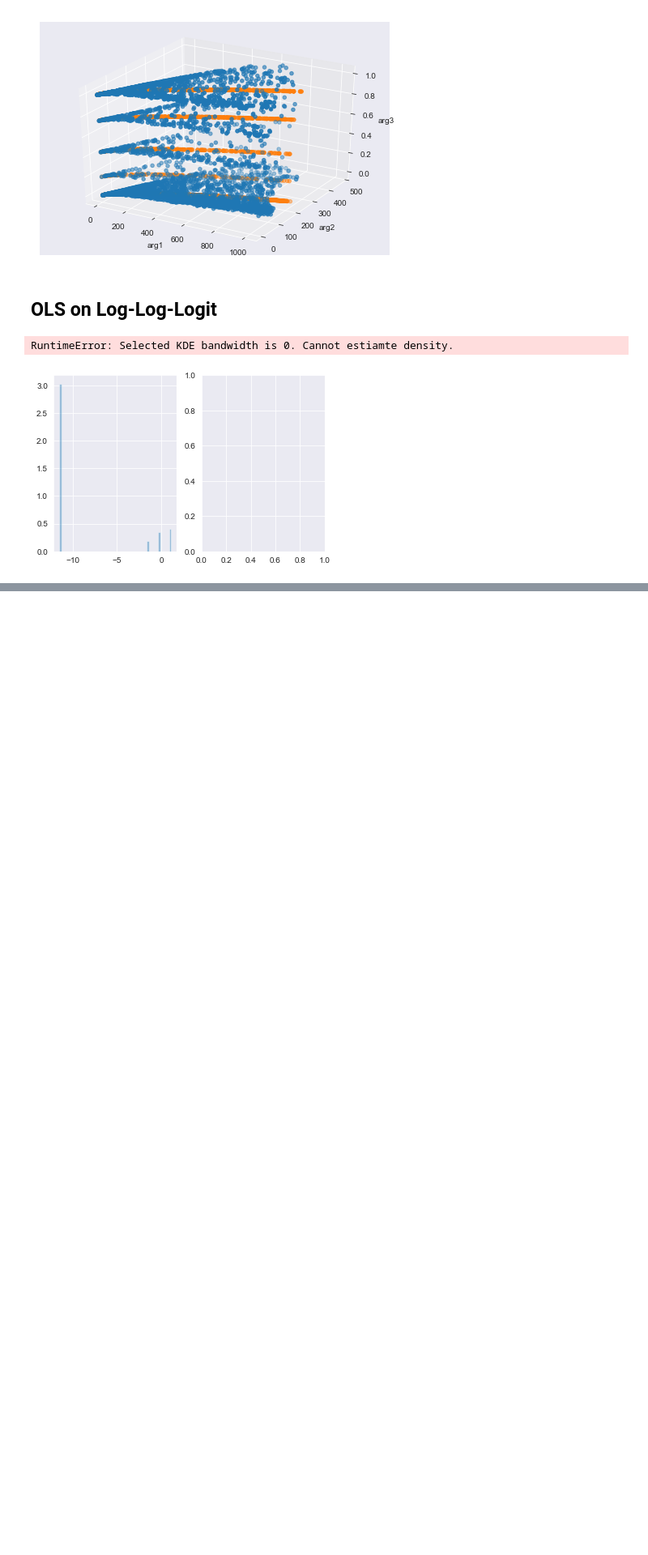
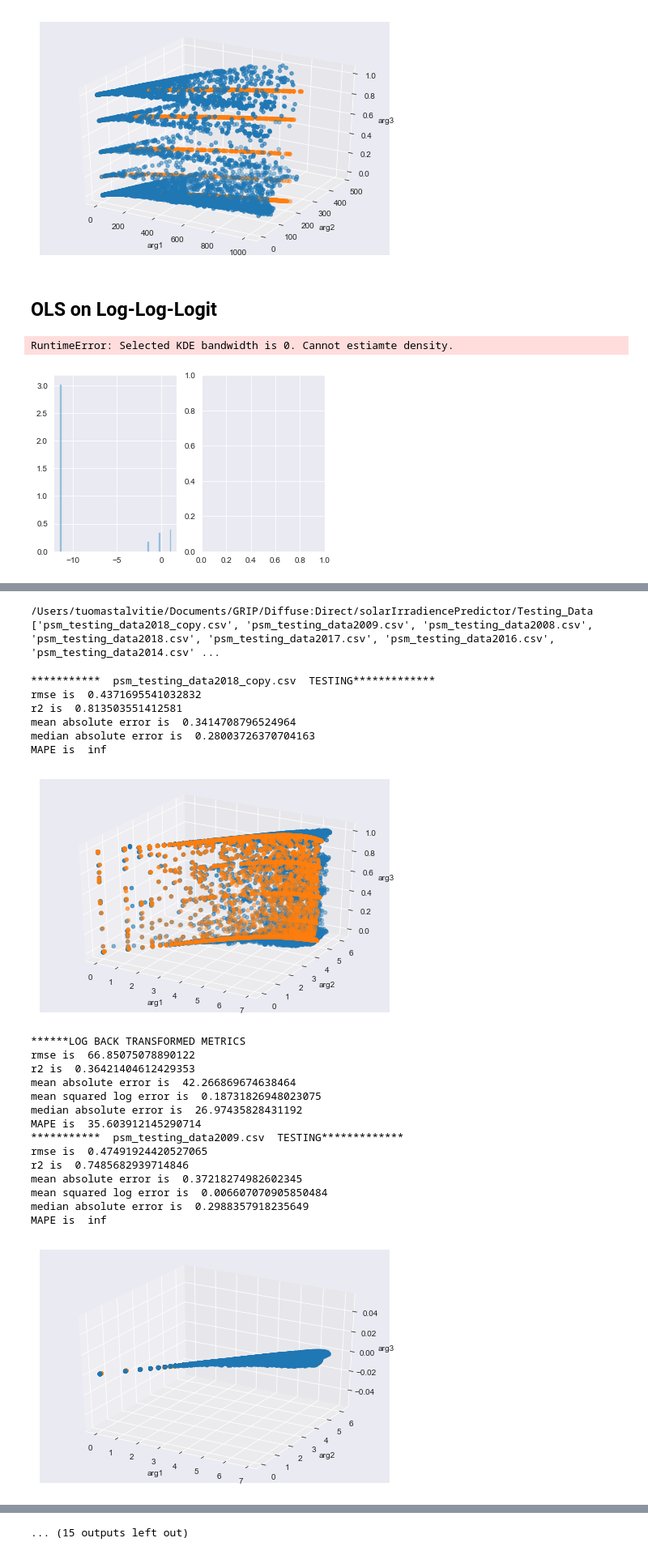
Before and after one commit to tpt5cu/solarIrradiancePredictor, a Jupyter notebook: Model_Testing_psm.ipynb, the cells around one changed output, grey strips where cells are left out. Shown at 81% size. Cells and saved outputs as stored; diff of their text form; code cells hidden in the pictures; blank space fills up the shorter version.

Commit message:
some testing data pulls and modifications to data munger

```diff
--- a/Model_Testing_psm.ipynb
+++ b/Model_Testing_psm.ipynb
@@ -516,0 +522,54 @@ RuntimeError: Selected KDE bandwidth is 0. Cannot estiamte density.
+# %%
+print(_Testing_Data_Dir)
+_test_files = []
+for i in (os.listdir(_Testing_Data_Dir)):
+    if i.startswith('psm'):
+        _test_files.append(i)
+print(_test_files)
+# %% [output]
+/Users/tuomastalvitie/Documents/GRIP/Diffuse:Direct/solarIrradiencePredictor/Testing_Data
+['psm_testing_data2018_copy.csv', 'psm_testing_data2009.csv', 'psm_testing_data2008.csv', 'psm_testing_data2018.csv', 'psm_testing_data2017.csv', 'psm_testing_data2016.csv', 'psm_testing_data2014.csv' ...
+# %%
+#Import model
+clf_poly_2 = load("Models/Log_Polynomial_clf.joblib")
+
+print(clf_poly_2)
+print(type(clf_poly_2))
+print(clf_poly_2.intercept_)
+print(clf_poly_2.coef_)
+# %%
+for idx, i in enumerate(_test_files):
+    path = (os.path.join(_Testing_Data_Dir, i))
+    df = pd.read_csv(path)
+    df = make_df_nonzero(df)
+    df = logify_df(df)
+    _X = list(zip(df['GHI_log'].values, df['Cloud Cover'].values))
+    X = initPolyModel(_X, degrees=5)
+    Y = df['DHI_log'].values
+    print("*********** ", i," TESTING*************")
+    preds, resids = show_model_metrics(X, Y, clf_poly_2)
+    three_dee_viz(df['GHI_log'], df['DHI_log'], df['Cloud Cover'], preds)
+    preds, resids = show_model_metrics_logBackTrans(X, df['DHI'], clf_poly_2)
+# %% [output]
+***********  psm_testing_data2018_copy.csv  TESTING*************
+rmse is  0.4371695541032832
+r2 is  0.813503551412581
+mean absolute error is  0.3414708796524964
+median absolute error is  0.28003726370704163
+MAPE is  inf
+[figure, added]
+******LOG BACK TRANSFORMED METRICS
+rmse is  66.85075078890122
+r2 is  0.36421404612429353
+mean absolute error is  42.266869674638464
+mean squared log error is  0.18731826948023075
+median absolute error is  26.97435828431192
+MAPE is  35.603912145290714
+***********  psm_testing_data2009.csv  TESTING*************
+rmse is  0.47491924420527065
+r2 is  0.7485682939714846
+mean absolute error is  0.37218274982602345
+mean squared log error is  0.006607070905850484
+median absolute error is  0.2988357918235649
+MAPE is  inf
+[figure, added]
@@ -516,0 +633 @@ RuntimeError: Selected KDE bandwidth is 0. Cannot estiamte density.
+... (15 outputs left out)
```
Also changed, not shown: parts of 14 cells of this notebook, 1 other file.
